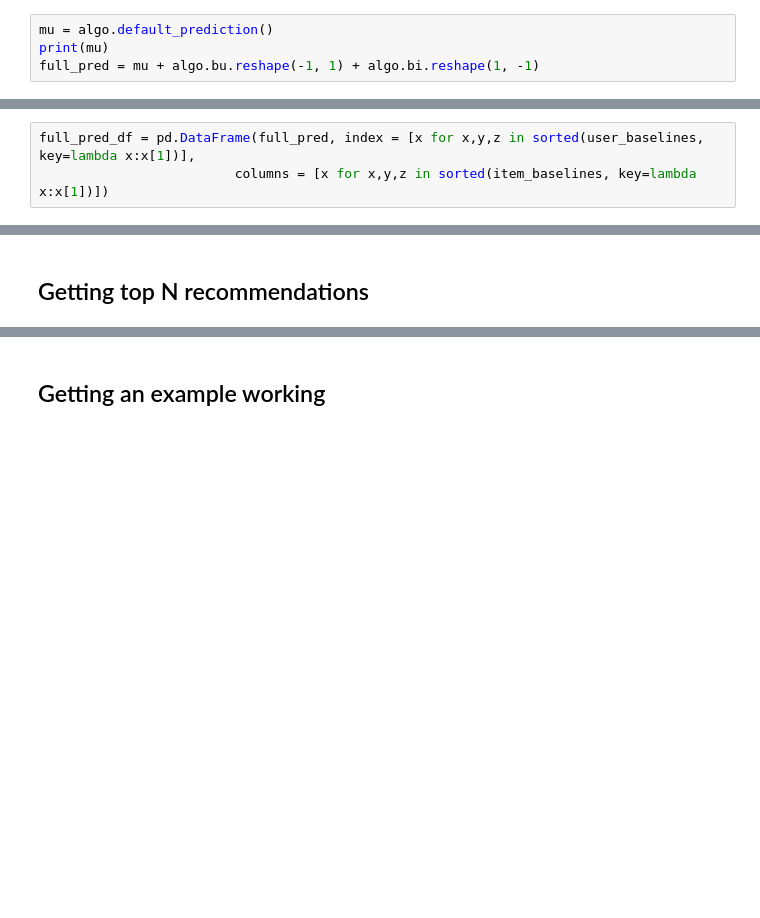
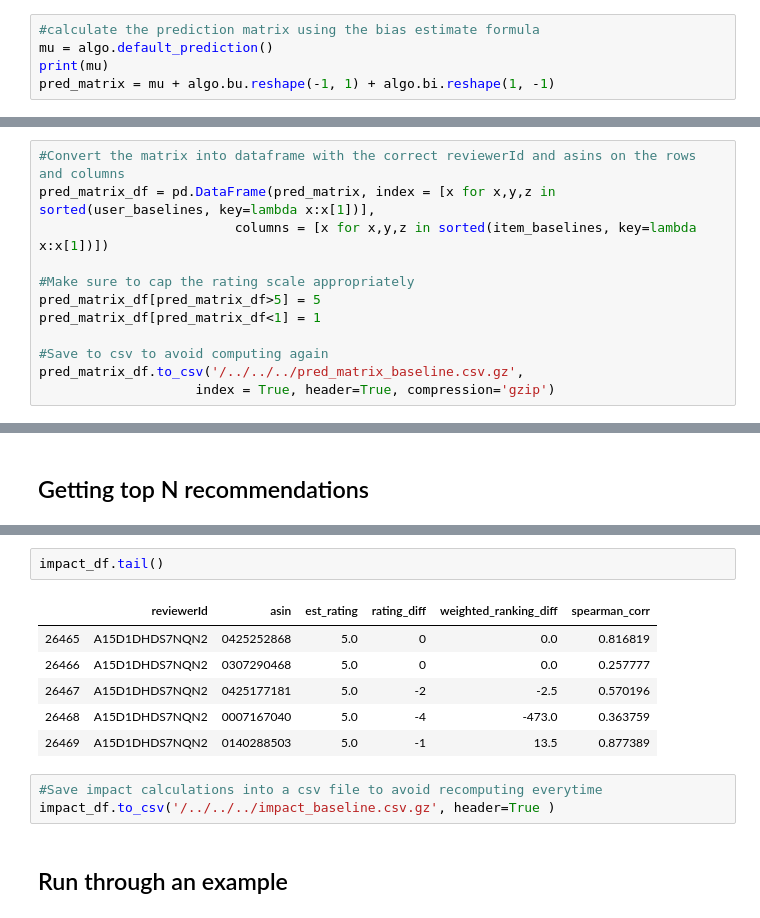
Before and after one commit to sangeethaveluru3/book-review-recommender, a Jupyter notebook: recommender_systems/baseline_only_rec_system.ipynb, the cells around one changed output, grey strips where cells are left out. Saved outputs shown, nothing was run; the diff lists cells and outputs as text; blank space fills up the shorter version.

```diff
--- a/recommender_systems/baseline_only_rec_system.ipynb
+++ b/recommender_systems/baseline_only_rec_system.ipynb
@@ -119,7 +122,8 @@ Training score    RMSE: 0.8100
 # %%
+#calculate the prediction matrix using the bias estimate formula
 mu = algo.default_prediction()
 print(mu)
-full_pred = mu + algo.bu.reshape(-1, 1) + algo.bi.reshape(1, -1)
+pred_matrix = mu + algo.bu.reshape(-1, 1) + algo.bi.reshape(1, -1)
 # %% [output]
 4.089157753571024
 # %%
@@ -157,5 +163,14 @@ len(item_baselines)
 # %% [output]
 10982
 # %%
-full_pred_df = pd.DataFrame(full_pred, index = [x for x,y,z in sorted(user_baselines, key=lambda x:x[1])],
+#Convert the matrix into dataframe with the correct reviewerId and asins on the rows and columns
+pred_matrix_df = pd.DataFrame(pred_matrix, index = [x for x,y,z in sorted(user_baselines, key=lambda x:x[1])],
                          columns = [x for x,y,z in sorted(item_baselines, key=lambda x:x[1])])
+
+#Make sure to cap the rating scale appropriately
+pred_matrix_df[pred_matrix_df>5] = 5
+pred_matrix_df[pred_matrix_df<1] = 1
+
+#Save to csv to avoid computing again
+pred_matrix_df.to_csv('/../../../pred_matrix_baseline.csv.gz',
+                    index = True, header=True, compression='gzip')
@@ -191,2 +248,14 @@ full_pred_df.loc[user,item]
+# %%
+impact_df.tail()
+# %% [output]
+|  | reviewerId | asin | est_rating | rating_diff | weighted_ranking_diff | spearman_corr |
+| 26465 | A15D1DHDS7NQN2 | 0425252868 | 5.0 | 0 | 0.0 | 0.816819 |
+| 26466 | A15D1DHDS7NQN2 | 0307290468 | 5.0 | 0 | 0.0 | 0.257777 |
+| 26467 | A15D1DHDS7NQN2 | 0425177181 | 5.0 | -2 | -2.5 | 0.570196 |
+| 26468 | A15D1DHDS7NQN2 | 0007167040 | 5.0 | -4 | -473.0 | 0.363759 |
+| 26469 | A15D1DHDS7NQN2 | 0140288503 | 5.0 | -1 | 13.5 | 0.877389 |
+# %%
+#Save impact calculations into a csv file to avoid recomputing everytime
+impact_df.to_csv('/../../../impact_baseline.csv.gz', header=True )
 # %% [markdown]
-## Getting an example working
+## Run through an example
```
Also changed, not shown: parts of 42 cells of this notebook, 5 other files.
